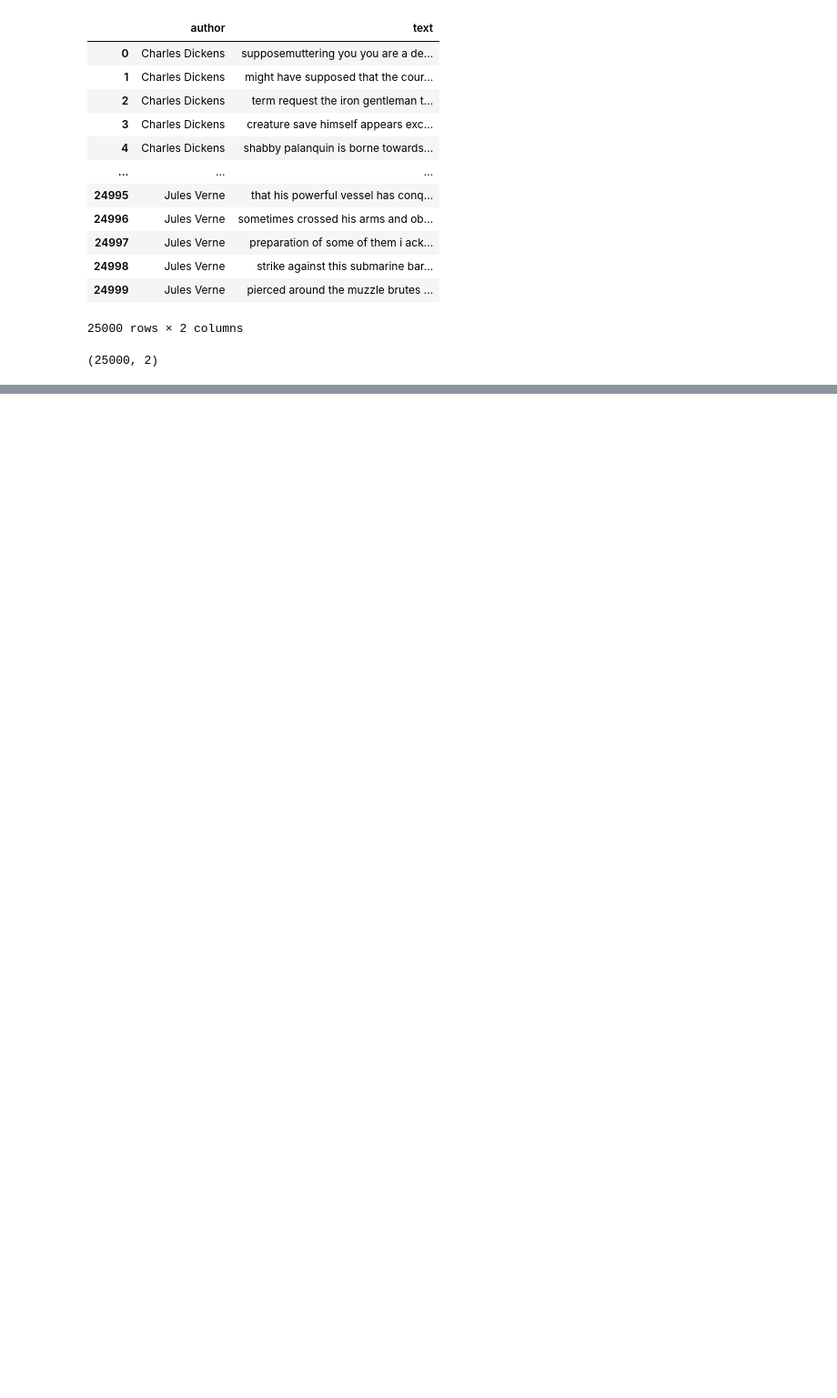
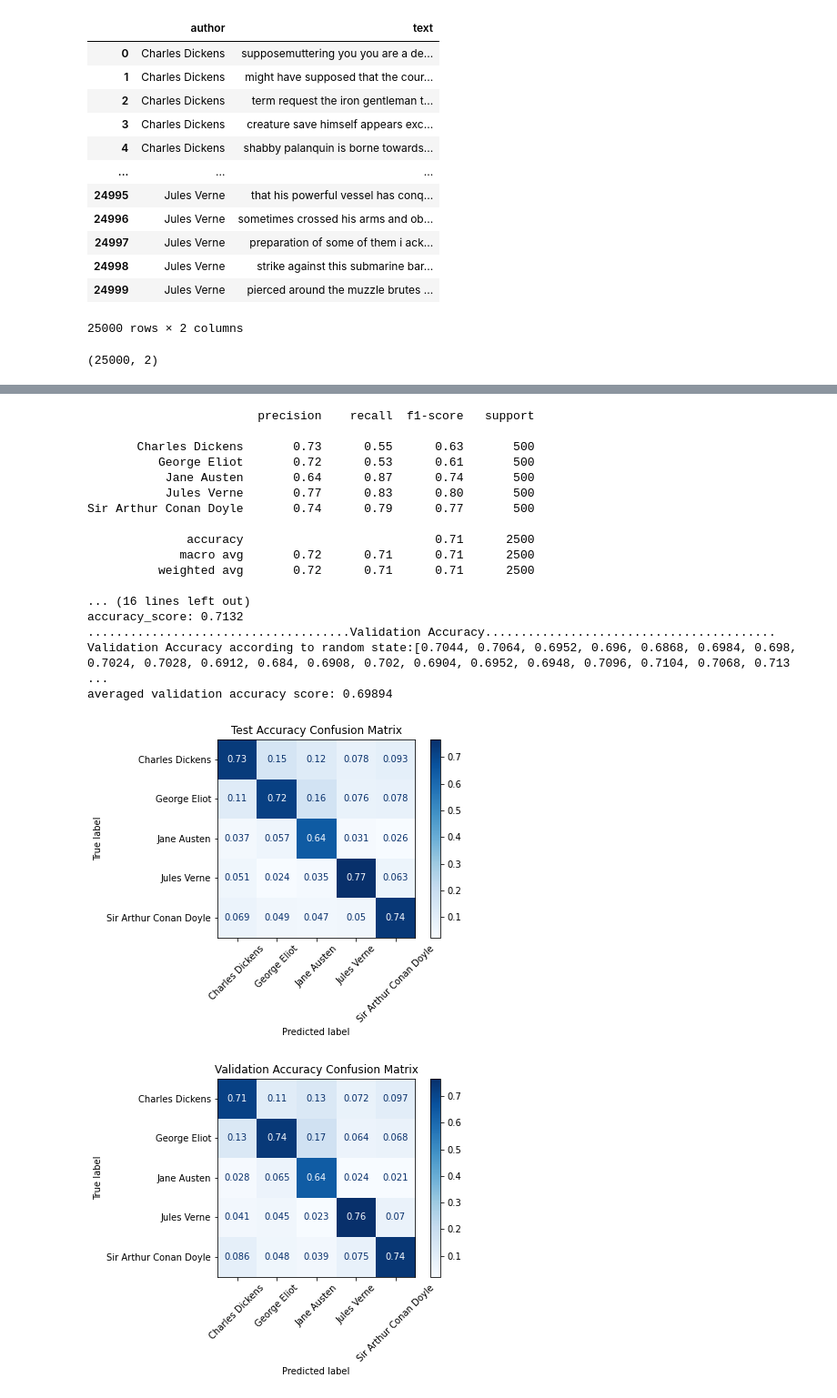
Before and after one commit to ModithaSubasinghe/Natural-Language-Processing-Authorship-Identification, a Jupyter notebook: Classical Models/Linear Regression Model.ipynb, the cells around one changed output, grey strips where cells are left out. Shown at 91% size. Cells and saved outputs as stored; diff of their text form; code cells hidden in the pictures; blank space fills up the shorter version.

```diff
--- a/Classical Models/Linear Regression Model.ipynb
+++ b/Classical Models/Linear Regression Model.ipynb
@@ -143,0 +136,24 @@ averaged test accuracy score: 0.77735
+# %%
+RFC = RandomForestClassifier(n_estimators=1000, n_jobs=-1)
+
+clasification(RFC)
+# %% [output]
+                        precision    recall  f1-score   support
+
+       Charles Dickens       0.73      0.55      0.63       500
+          George Eliot       0.72      0.53      0.61       500
+           Jane Austen       0.64      0.87      0.74       500
+           Jules Verne       0.77      0.83      0.80       500
+Sir Arthur Conan Doyle       0.74      0.79      0.77       500
+
+              accuracy                           0.71      2500
+             macro avg       0.72      0.71      0.71      2500
+          weighted avg       0.72      0.71      0.71      2500
+
+... (16 lines left out)
+accuracy_score: 0.7132
+.....................................Validation Accuracy.........................................
+Validation Accuracy according to random state:[0.7044, 0.7064, 0.6952, 0.696, 0.6868, 0.6984, 0.698, 0.7024, 0.7028, 0.6912, 0.684, 0.6908, 0.702, 0.6904, 0.6952, 0.6948, 0.7096, 0.7104, 0.7068, 0.713 ...
+averaged validation accuracy score: 0.69894
+[figure, added]
+[figure, added]
```
Also changed, not shown: parts of 20 cells of this notebook.
